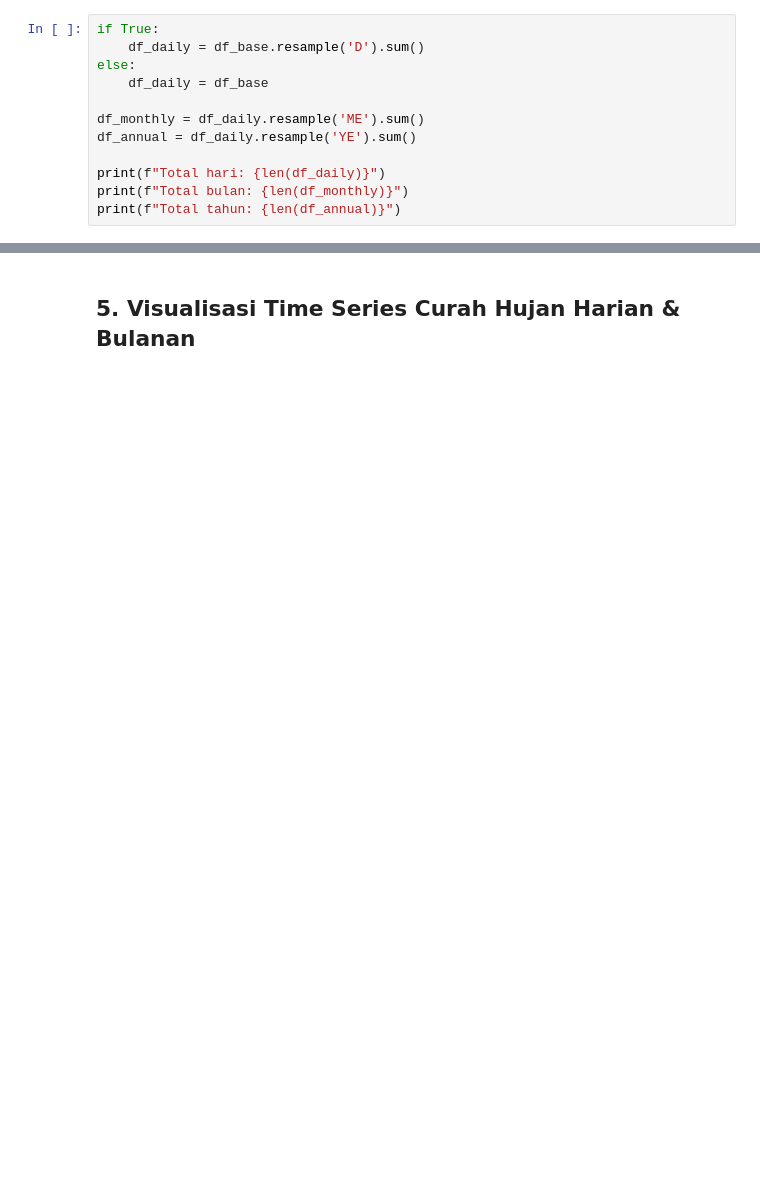
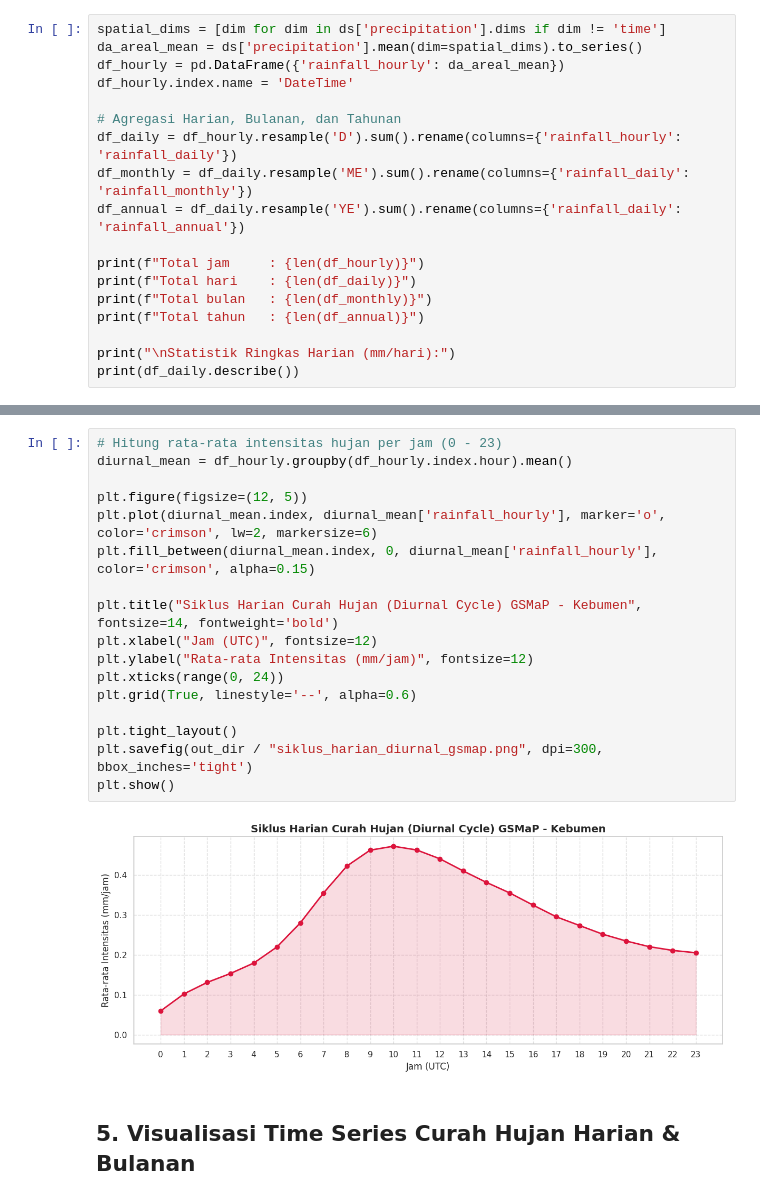
Before and after one commit to widhyatma/Projek_Downscale, a Jupyter notebook: analisis_GSMAP.ipynb, the cells around one changed output, grey strips where cells are left out. Saved outputs shown, nothing was run; the diff lists cells and outputs as text; blank space fills up the shorter version.

Commit message:
Kaggle Notebook | analisis_GSMAP | Version 3

```diff
--- a/analisis_GSMAP.ipynb
+++ b/analisis_GSMAP.ipynb
@@ -53,12 +121,18 @@ Akumulasi volume curah hujan ke skala Harian (Daily), Bulanan (Monthly), dan Tah
 # %%
-if True:
-    df_daily = df_base.resample('D').sum()
-else:
-    df_daily = df_base
+spatial_dims = [dim for dim in ds['precipitation'].dims if dim != 'time']
+da_areal_mean = ds['precipitation'].mean(dim=spatial_dims).to_series()
+df_hourly = pd.DataFrame({'rainfall_hourly': da_areal_mean})
+df_hourly.index.name = 'DateTime'
 
-df_monthly = df_daily.resample('ME').sum()
-df_annual = df_daily.resample('YE').sum()
+# Agregasi Harian, Bulanan, dan Tahunan
+df_daily = df_hourly.resample('D').sum().rename(columns={'rainfall_hourly': 'rainfall_daily'})
+df_monthly = df_daily.resample('ME').sum().rename(columns={'rainfall_daily': 'rainfall_monthly'})
+df_annual = df_daily.resample('YE').sum().rename(columns={'rainfall_daily': 'rainfall_annual'})
 
-print(f"Total hari: {len(df_daily)}")
-print(f"Total bulan: {len(df_monthly)}")
-print(f"Total tahun: {len(df_annual)}")
+print(f"Total jam     : {len(df_hourly)}")
+print(f"Total hari    : {len(df_daily)}")
+print(f"Total bulan   : {len(df_monthly)}")
+print(f"Total tahun   : {len(df_annual)}")
+
+print("\nStatistik Ringkas Harian (mm/hari):")
+print(df_daily.describe())
@@ -65,3 +158,22 @@ print(f"Total tahun: {len(df_annual)}")
+# %%
+# Hitung rata-rata intensitas hujan per jam (0 - 23)
+diurnal_mean = df_hourly.groupby(df_hourly.index.hour).mean()
+
+plt.figure(figsize=(12, 5))
+plt.plot(diurnal_mean.index, diurnal_mean['rainfall_hourly'], marker='o', color='crimson', lw=2, markersize=6)
+plt.fill_between(diurnal_mean.index, 0, diurnal_mean['rainfall_hourly'], color='crimson', alpha=0.15)
+
+plt.title("Siklus Harian Curah Hujan (Diurnal Cycle) GSMaP - Kebumen", fontsize=14, fontweight='bold')
+plt.xlabel("Jam (UTC)", fontsize=12)
+plt.ylabel("Rata-rata Intensitas (mm/jam)", fontsize=12)
+plt.xticks(range(0, 24))
+plt.grid(True, linestyle='--', alpha=0.6)
+
+plt.tight_layout()
+plt.savefig(out_dir / "siklus_harian_diurnal_gsmap.png", dpi=300, bbox_inches='tight')
+plt.show()
+# %% [output]
+[figure, added]
 # %% [markdown]
 ## 5. Visualisasi Time Series Curah Hujan Harian & Bulanan
 # %%
```
Also changed, not shown: parts of 21 cells of this notebook.
